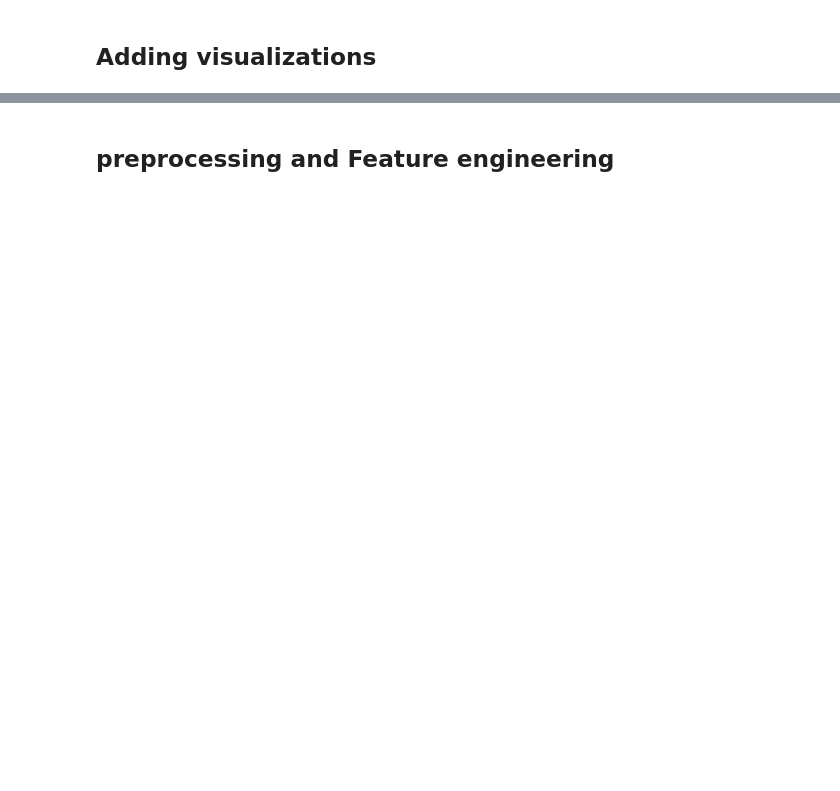
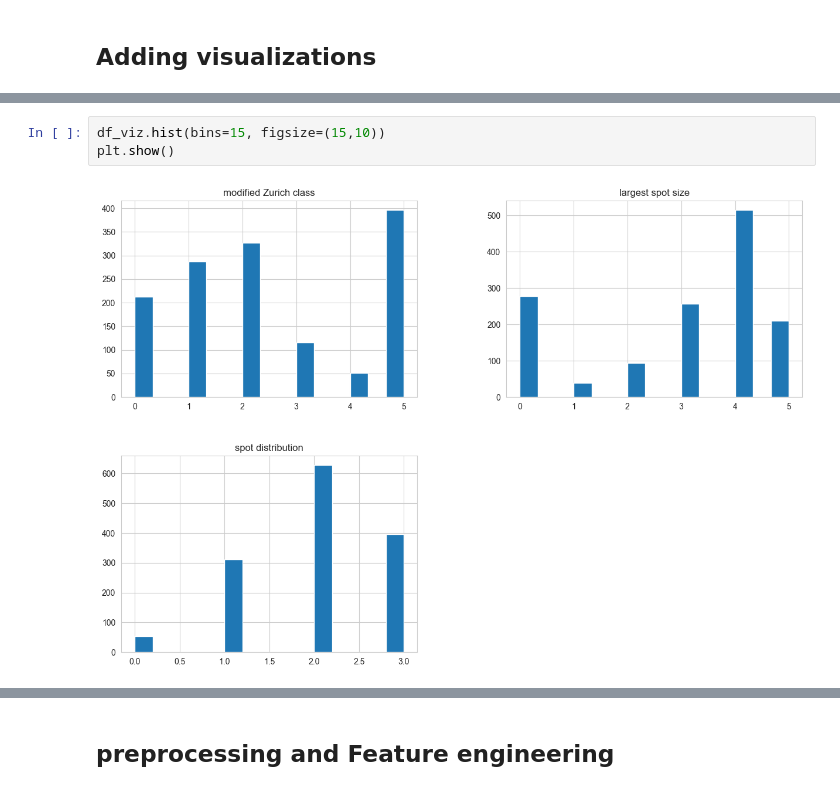
Before and after one commit to Ferrelofilo/TC5044.10_Equipo18, a Jupyter notebook: notebooks/Flare_EDA.ipynb, the cells around one changed output, grey strips where cells are left out. Cells and saved outputs as stored; diff of their text form; blank space fills up the shorter version.

```diff
--- a/notebooks/Flare_EDA.ipynb
+++ b/notebooks/Flare_EDA.ipynb
@@ -10,0 +42,5 @@
+# %%
+df_viz.hist(bins=15, figsize=(15,10))
+plt.show()
+# %% [output]
+[figure, added]
```
Also changed, not shown: parts of 10 cells of this notebook.
